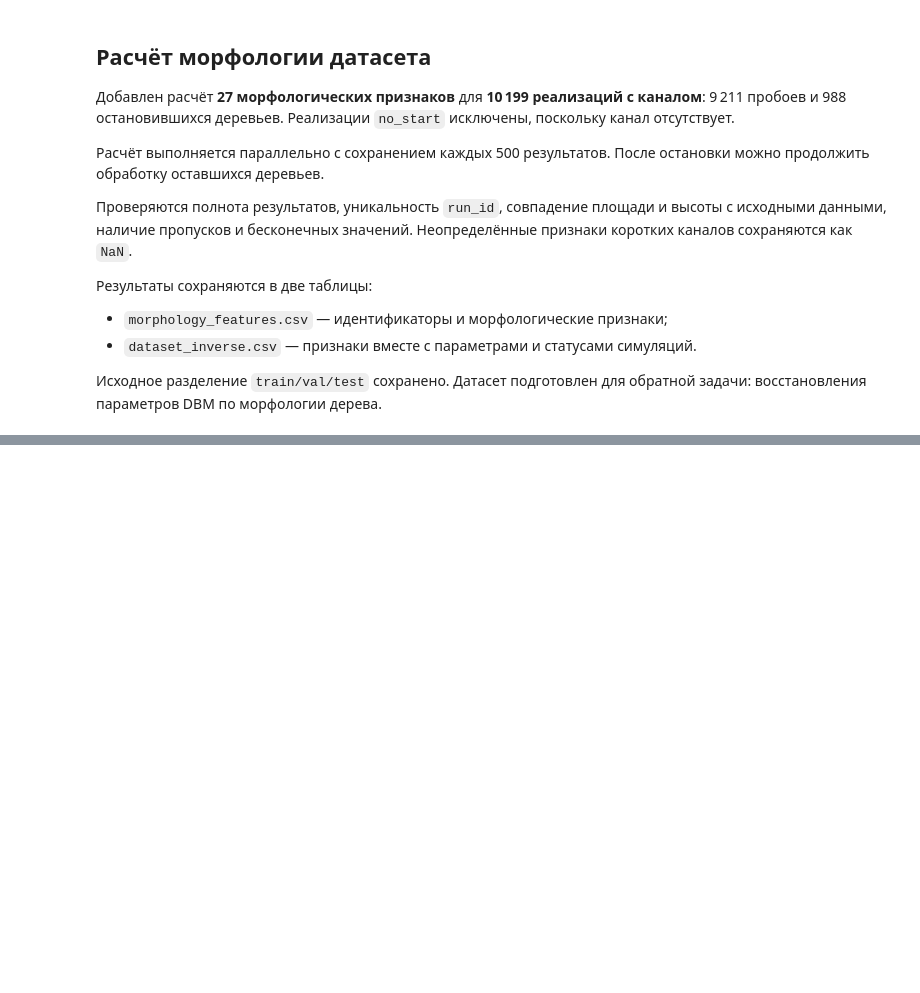
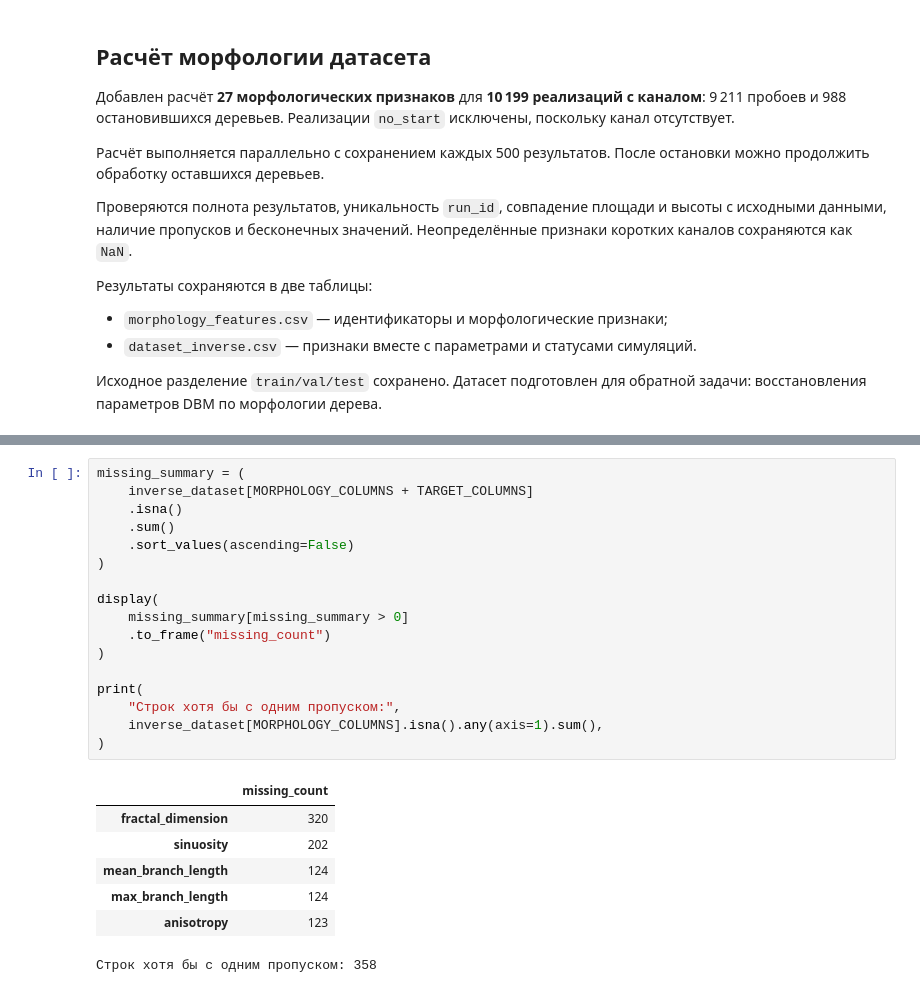
Before and after one commit to the-worst-student/dielectric-breakdown-model, a Jupyter notebook: notebooks/17_morphology_dataset.ipynb, the cells around one changed output, grey strips where cells are left out. Saved outputs shown, nothing was run; the diff lists cells and outputs as text; blank space fills up the shorter version.

```diff
--- a/notebooks/17_morphology_dataset.ipynb
+++ b/notebooks/17_morphology_dataset.ipynb
@@ -572,0 +669,25 @@ for output_file, frame in [
+# %%
+missing_summary = (
+    inverse_dataset[MORPHOLOGY_COLUMNS + TARGET_COLUMNS]
+    .isna()
+    .sum()
+    .sort_values(ascending=False)
+)
+
+display(
+    missing_summary[missing_summary > 0]
+    .to_frame("missing_count")
+)
+
+print(
+    "Строк хотя бы с одним пропуском:",
+    inverse_dataset[MORPHOLOGY_COLUMNS].isna().any(axis=1).sum(),
+)
+# %% [output]
+|  | missing_count |
+| fractal_dimension | 320 |
+| sinuosity | 202 |
+| mean_branch_length | 124 |
+| max_branch_length | 124 |
+| anisotropy | 123 |
+Строк хотя бы с одним пропуском: 358
```
Also changed, not shown: parts of 4 cells of this notebook, 2 other files.
